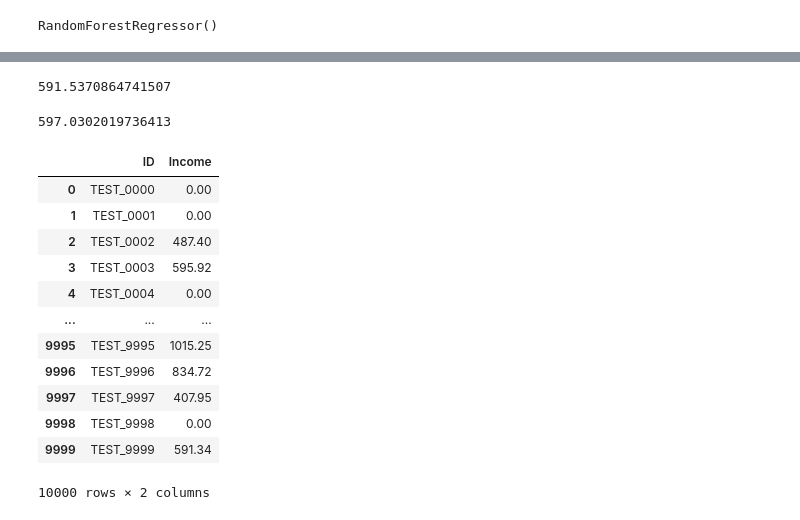
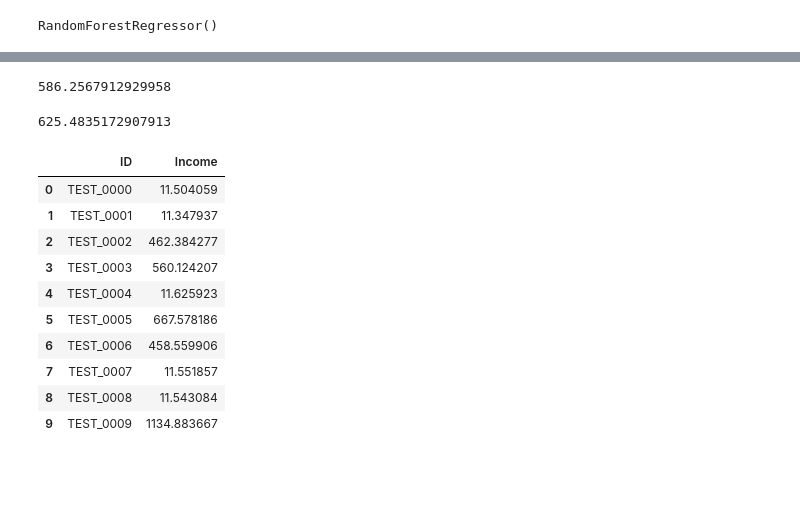
Before and after one commit to tigi98hw/income-forcast, a Jupyter notebook: income_forecast.ipynb, the cells around one changed output, grey strips where cells are left out. Saved outputs shown, nothing was run; the diff lists cells and outputs as text; code cells hidden in the pictures; blank space fills up the shorter version.

```diff
--- a/income_forecast.ipynb
+++ b/income_forecast.ipynb
@@ -211,4 +430,4 @@ train2.shape
 from sklearn.model_selection import train_test_split
 from sklearn.metrics import mean_squared_error
 # %%
-x_train, x_val, y_train, y_val = train_test_split(train1, train_y, test_size=0.2)
+x_train, x_val, y_train, y_val = train_test_split(train2, train_y, test_size=0.2, random_state=42)
@@ -231,0 +434,6 @@ model2.compile(loss="mse") # 회귀 모델
+# %%
+import tensorflow as tf
+
+def rmse7(y_true, y_pred):
+    y_true_float32 = tf.cast(y_true, tf.float32)
+    return (tf.reduce_mean((y_true_float32 - y_pred)**2))**0.5
@@ -251,7 +497,7 @@ Non-trainable params: 416 (1.62 KB)
 _________________________________________________________________
 # %%
 early = tf.keras.callbacks.EarlyStopping(patience=20, restore_best_weights=True)
-result = model2.fit(train1, train_y, epochs=10000000, batch_size=32,
+result = model3.fit(x_train, y_train, epochs=10000000, batch_size=64,
                    validation_split=0.2, # validation_data=(x_val, y_val)
                    callbacks=[early]
 )
@@ -382,0 +537,2 @@ ValueError: could not convert string to float: 'M'
+# %%
+preds5 = model3.predict(test2)
@@ -387,29 +547,27 @@ ValueError: Failed to convert a NumPy array to a Tensor (Unsupported object type
 # %%
-rmse = mean_squared_error(y_val, y_pred2)**0.5
+rmse = mean_squared_error(y_val, y_pred3)**0.5
 print(rmse)
 # %% [output]
-591.5370864741507
+586.2567912929958
 # %%
 # 기본 랜덤포레스트
-rmse1 = mean_squared_error(y_val, y_pred1)**0.5
+rmse1 = mean_squared_error(y_val, y_pred3)**0.5
 print(rmse1)
 # %% [output]
-597.0302019736413
+625.4835172907913
 # %%
-submission = pd.read_csv('./sample_submission (2).csv')
-submission['Income'] = preds
-submission
+submission = pd.read_csv('sample_submission.csv')
+submission['Income'] = preds5
+submission.head(10)
 # %% [output]
 |  | ID | Income |
-| 0 | TEST_0000 | 0.00 |
-| 1 | TEST_0001 | 0.00 |
-| 2 | TEST_0002 | 487.40 |
-| 3 | TEST_0003 | 595.92 |
-| 4 | TEST_0004 | 0.00 |
-| ... | ... | ... |
-| 9995 | TEST_9995 | 1015.25 |
-| 9996 | TEST_9996 | 834.72 |
-| 9997 | TEST_9997 | 407.95 |
-| 9998 | TEST_9998 | 0.00 |
-| 9999 | TEST_9999 | 591.34 |
+| 0 | TEST_0000 | 11.504059 |
+| 1 | TEST_0001 | 11.347937 |
+| 2 | TEST_0002 | 462.384277 |
+| 3 | TEST_0003 | 560.124207 |
+| 4 | TEST_0004 | 11.625923 |
+| 5 | TEST_0005 | 667.578186 |
+| 6 | TEST_0006 | 458.559906 |
+| 7 | TEST_0007 | 11.551857 |
+| 8 | TEST_0008 | 11.543084 |
+| 9 | TEST_0009 | 1134.883667 |
-10000 rows × 2 columns
```
Also changed, not shown: parts of 62 cells of this notebook, 14 other files.
